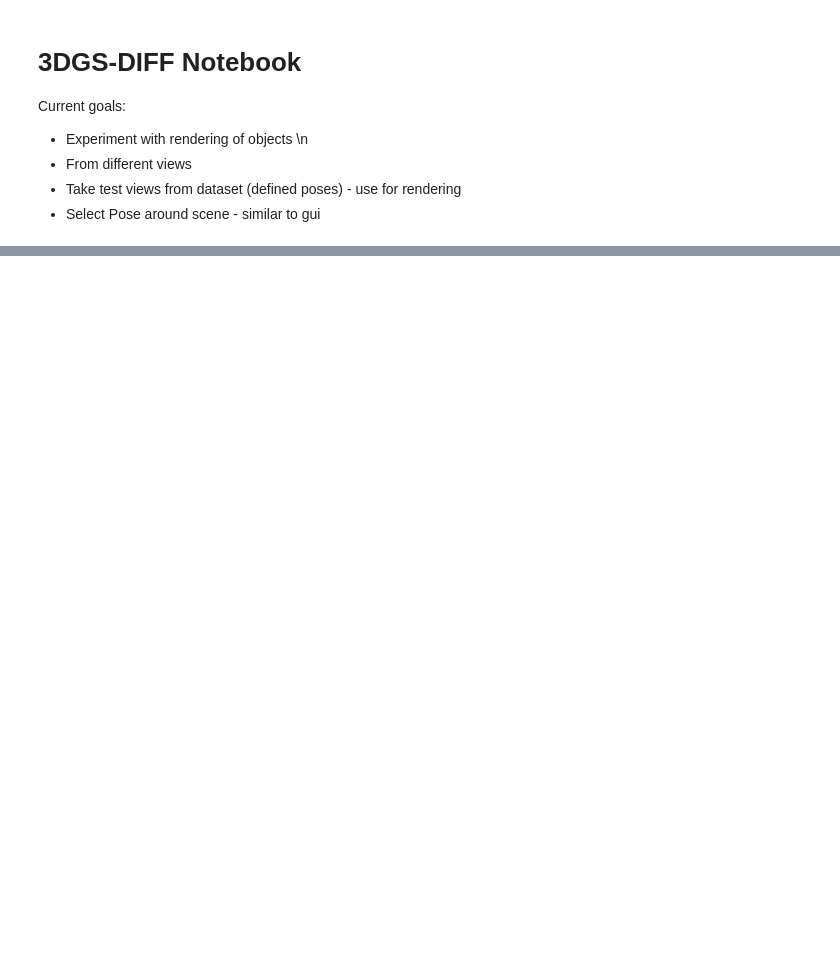
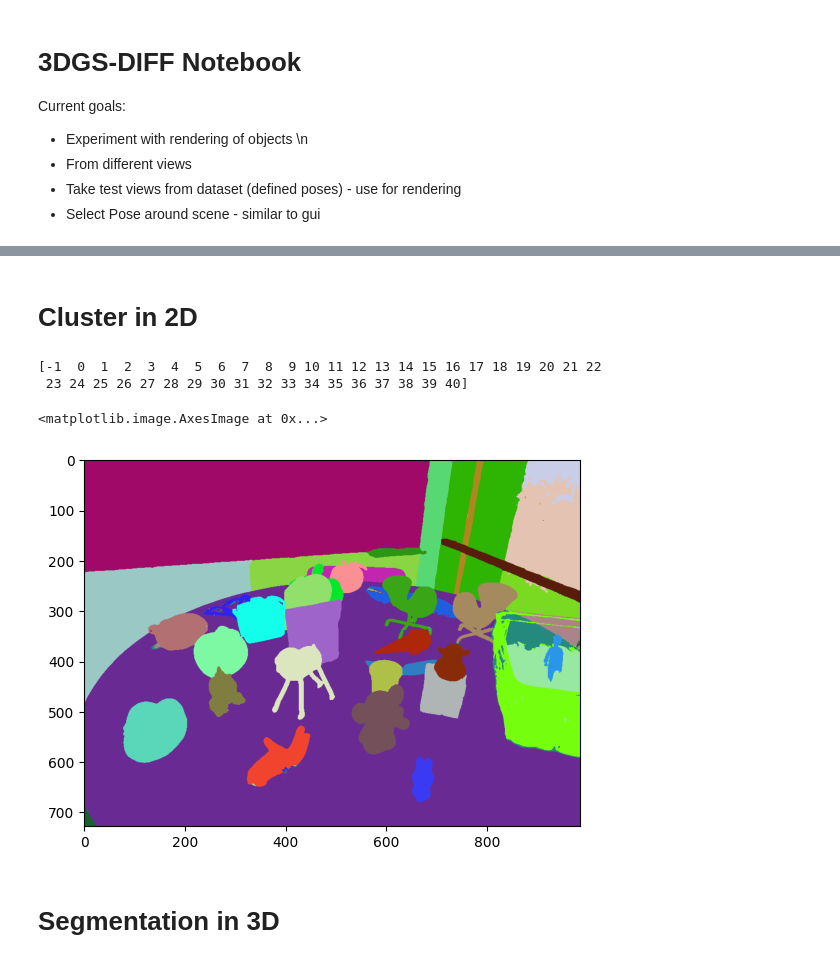
Before and after one commit to matt576/3dgs-diff, a Jupyter notebook: SegAnyGAussians/3dgs-diff.ipynb, the cells around one changed output, grey strips where cells are left out. Drawn from its saved outputs; the diff is of its cells as text; code cells hidden in the pictures; blank space fills up the shorter version.

```diff
--- a/SegAnyGAussians/3dgs-diff.ipynb
+++ b/SegAnyGAussians/3dgs-diff.ipynb
@@ -58,0 +266,35 @@ def get_combined_args(parser : ArgumentParser, model_path, target_cfg_file = Non
+# %% [markdown]
+# Cluster in 2D
+# %%
+downsampled_features = torch.nn.functional.interpolate(scale_conditioned_feature.permute([2,0,1]).unsqueeze(0), (128, 128), mode = 'bilinear').squeeze()
+cluster_normed_features = torch.nn.functional.normalize(downsampled_features, dim = 0, p = 2).permute([1,2,0])
+# %%
+import hdbscan
+
+clusterer = hdbscan.HDBSCAN(min_cluster_size=10, cluster_selection_epsilon=0.01)
+cluster_labels = clusterer.fit_predict(cluster_normed_features.reshape([-1, cluster_normed_features.shape[-1]]).detach().cpu().numpy())
+labels = cluster_labels.reshape([cluster_normed_features.shape[0], cluster_normed_features.shape[1]])
+print(np.unique(labels))
+
+cluster_centers = torch.zeros(len(np.unique(labels))-1, cluster_normed_features.shape[-1])
+for i in range(1, len(np.unique(labels))):
+    cluster_centers[i-1] = torch.nn.functional.normalize(cluster_normed_features[labels == i-1].mean(dim = 0), dim = -1)
+
+label_to_color = np.random.rand(200, 3)
+# %% [output]
+[-1  0  1  2  3  4  5  6  7  8  9 10 11 12 13 14 15 16 17 18 19 20 21 22
+ 23 24 25 26 27 28 29 30 31 32 33 34 35 36 37 38 39 40]
+# %%
+
+label_to_color = np.random.rand(200, 3)
+segmentation_res = torch.einsum('nc,hwc->hwn', cluster_centers.cuda(), normed_features)
+
+segmentation_res_idx = segmentation_res.argmax(dim = -1)
+colored_labels = label_to_color[segmentation_res_idx.cpu().numpy().astype(np.int8)]
+# %%
+plt.imshow(colored_labels)
+# %% [output]
+<matplotlib.image.AxesImage at 0x...>
+[figure, added]
+# %% [markdown]
+# Segmentation in 3D
```
Also changed, not shown: parts of 33 cells of this notebook.
